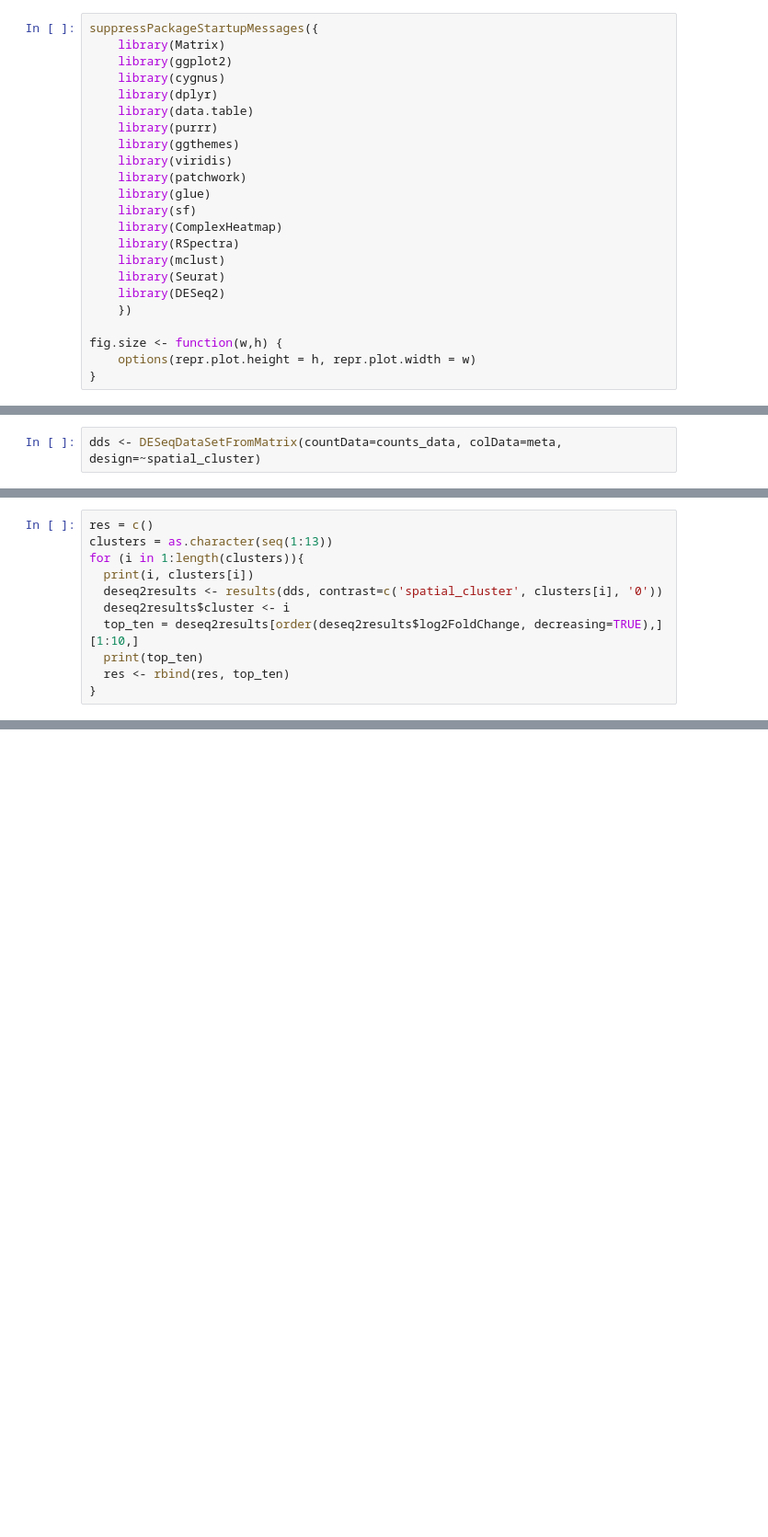
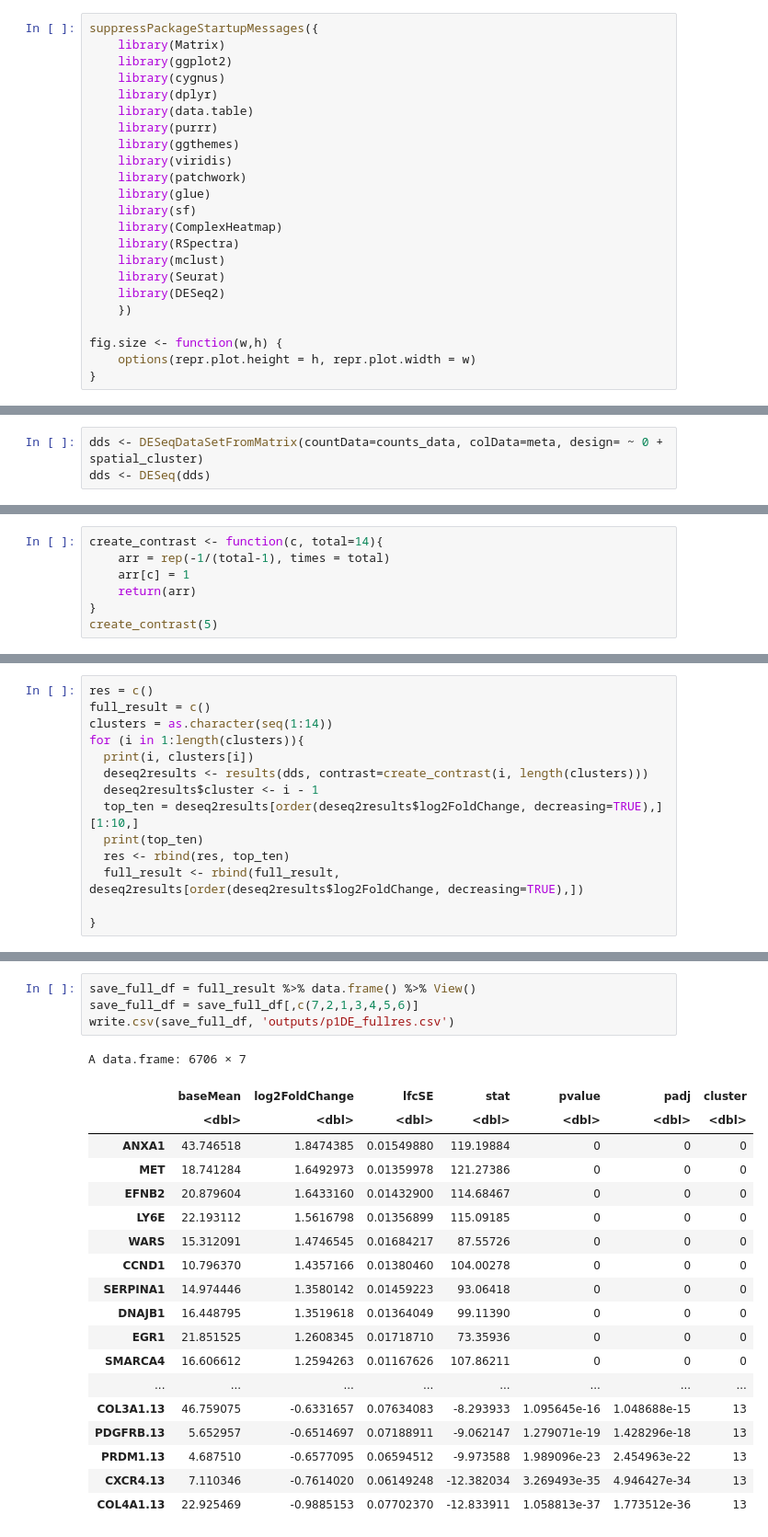
Before and after one commit to vyktran/rotation, a Jupyter notebook: DEG.ipynb, the cells around one changed output, grey strips where cells are left out. Shown at 92% size. Drawn from its saved outputs; the diff is of its cells as text; blank space fills up the shorter version.

```diff
--- a/DEG.ipynb
+++ b/DEG.ipynb
@@ -67,2 +51,3 @@ A data.table: 6 × 2
 # %%
-dds <- DESeqDataSetFromMatrix(countData=counts_data, colData=meta, design=~spatial_cluster)
+dds <- DESeqDataSetFromMatrix(countData=counts_data, colData=meta, design= ~ 0 + spatial_cluster)
+dds <- DESeq(dds)
@@ -68,0 +72,7 @@ dds <- DESeqDataSetFromMatrix(countData=counts_data, colData=meta, design=~spati
+# %%
+create_contrast <- function(c, total=14){
+    arr = rep(-1/(total-1), times = total)
+    arr[c] = 1
+    return(arr)
+}
+create_contrast(5)
@@ -69,11 +83,14 @@ dds <- DESeqDataSetFromMatrix(countData=counts_data, colData=meta, design=~spati
 # %%
 res = c()
-clusters = as.character(seq(1:13))
+full_result = c()
+clusters = as.character(seq(1:14))
 for (i in 1:length(clusters)){
   print(i, clusters[i])
-  deseq2results <- results(dds, contrast=c('spatial_cluster', clusters[i], '0'))
-  deseq2results$cluster <- i
+  deseq2results <- results(dds, contrast=create_contrast(i, length(clusters)))
+  deseq2results$cluster <- i - 1
   top_ten = deseq2results[order(deseq2results$log2FoldChange, decreasing=TRUE),][1:10,]
   print(top_ten)
   res <- rbind(res, top_ten)
+  full_result <- rbind(full_result, deseq2results[order(deseq2results$log2FoldChange, decreasing=TRUE),])
+
 }
@@ -377,0 +202,24 @@ ggplot(df_long, aes(x=Genes, y=Spatial_Clusters, fill=log2FoldChange)) +
+# %%
+save_full_df = full_result %>% data.frame() %>% View()
+save_full_df = save_full_df[,c(7,2,1,3,4,5,6)]
+write.csv(save_full_df, 'outputs/p1DE_fullres.csv')
+# %% [output]
+A data.frame: 6706 × 7
+|  | baseMean | log2FoldChange | lfcSE | stat | pvalue | padj | cluster |
+|  | <dbl> | <dbl> | <dbl> | <dbl> | <dbl> | <dbl> | <dbl> |
+| ANXA1 | 43.746518 | 1.8474385 | 0.01549880 | 119.19884 | 0 | 0 | 0 |
+| MET | 18.741284 | 1.6492973 | 0.01359978 | 121.27386 | 0 | 0 | 0 |
+| EFNB2 | 20.879604 | 1.6433160 | 0.01432900 | 114.68467 | 0 | 0 | 0 |
+| LY6E | 22.193112 | 1.5616798 | 0.01356899 | 115.09185 | 0 | 0 | 0 |
+| WARS | 15.312091 | 1.4746545 | 0.01684217 | 87.55726 | 0 | 0 | 0 |
+| CCND1 | 10.796370 | 1.4357166 | 0.01380460 | 104.00278 | 0 | 0 | 0 |
+| SERPINA1 | 14.974446 | 1.3580142 | 0.01459223 | 93.06418 | 0 | 0 | 0 |
+| DNAJB1 | 16.448795 | 1.3519618 | 0.01364049 | 99.11390 | 0 | 0 | 0 |
+| EGR1 | 21.851525 | 1.2608345 | 0.01718710 | 73.35936 | 0 | 0 | 0 |
+| SMARCA4 | 16.606612 | 1.2594263 | 0.01167626 | 107.86211 | 0 | 0 | 0 |
+| ... | ... | ... | ... | ... | ... | ... | ... |
+| COL3A1.13 | 46.759075 | -0.6331657 | 0.07634083 | -8.293933 | 1.095645e-16 | 1.048688e-15 | 13 |
+| PDGFRB.13 | 5.652957 | -0.6514697 | 0.07188911 | -9.062147 | 1.279071e-19 | 1.428296e-18 | 13 |
+| PRDM1.13 | 4.687510 | -0.6577095 | 0.06594512 | -9.973588 | 1.989096e-23 | 2.454963e-22 | 13 |
+| CXCR4.13 | 7.110346 | -0.7614020 | 0.06149248 | -12.382034 | 3.269493e-35 | 4.946427e-34 | 13 |
+| COL4A1.13 | 22.925469 | -0.9885153 | 0.07702370 | -12.833911 | 1.058813e-37 | 1.773512e-36 | 13 |
```
Also changed, not shown: parts of 38 cells of this notebook, 4 other files.
